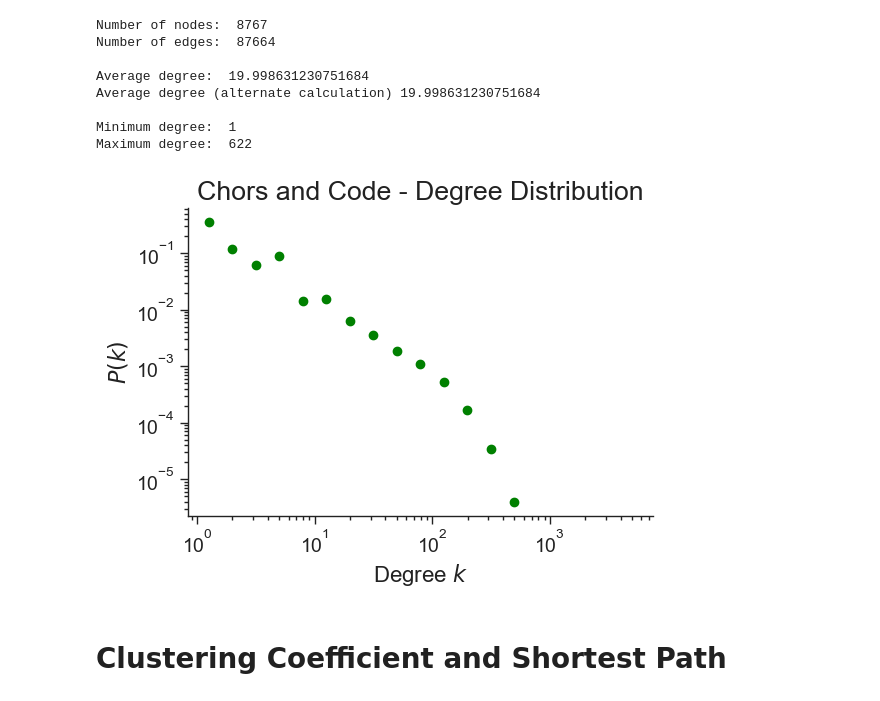
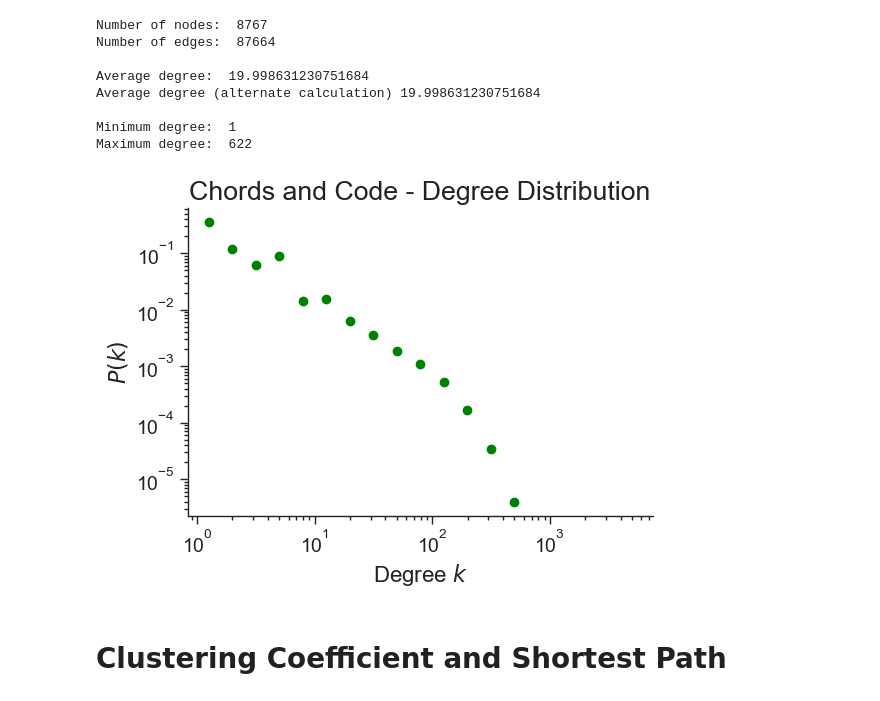
Before and after one commit to KyoKii02/CPSC572-Project, a Jupyter notebook: graph_stats.ipynb, the cells around one changed output. Saved outputs shown, nothing was run; the diff lists cells and outputs as text; code cells hidden in the pictures.

Commit message:
Fixed spelling mistake in chords

```diff
--- a/graph_stats.ipynb
+++ b/graph_stats.ipynb
@@ -76,17 +76,17 @@ def plot_degree_dist(G, title="Degree Distribution"):
     ax.xaxis.set_ticks_position('bottom')
 # %%
 degree_distribution_stats(G)
-plot_degree_dist(G, "Chors and Code - Degree Distribution")
+plot_degree_dist(G, "Chords and Code - Degree Distribution")
 # %% [output]
 Number of nodes:  8767
 Number of edges:  87664
 
 Average degree:  19.998631230751684
 Average degree (alternate calculation) 19.998631230751684
 
 Minimum degree:  1
 Maximum degree:  622
-[figure, old version]
+[figure, new version]
 # %% [markdown]
 # Clustering Coefficient and Shortest Path
 # %%
```
Also changed, not shown: parts of 3 cells of this notebook.
